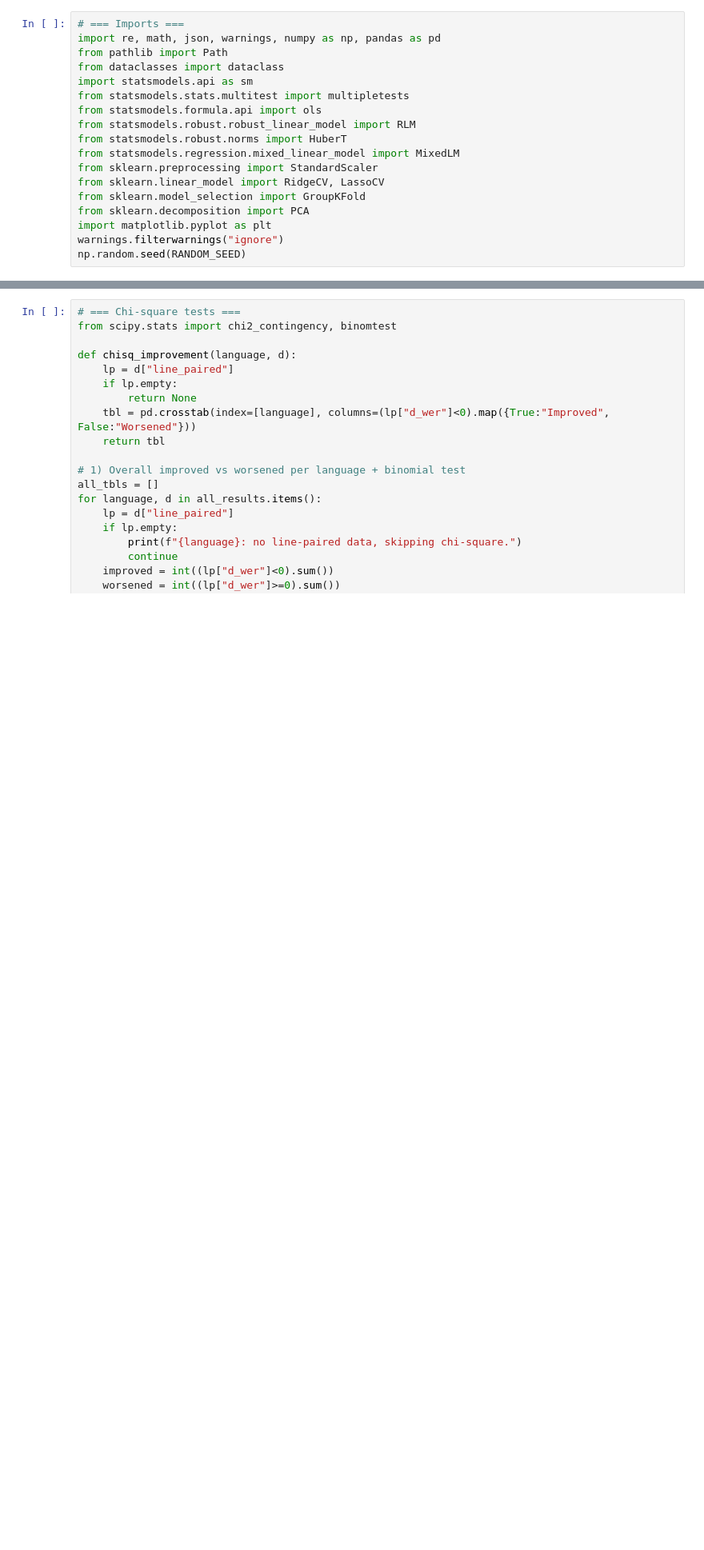
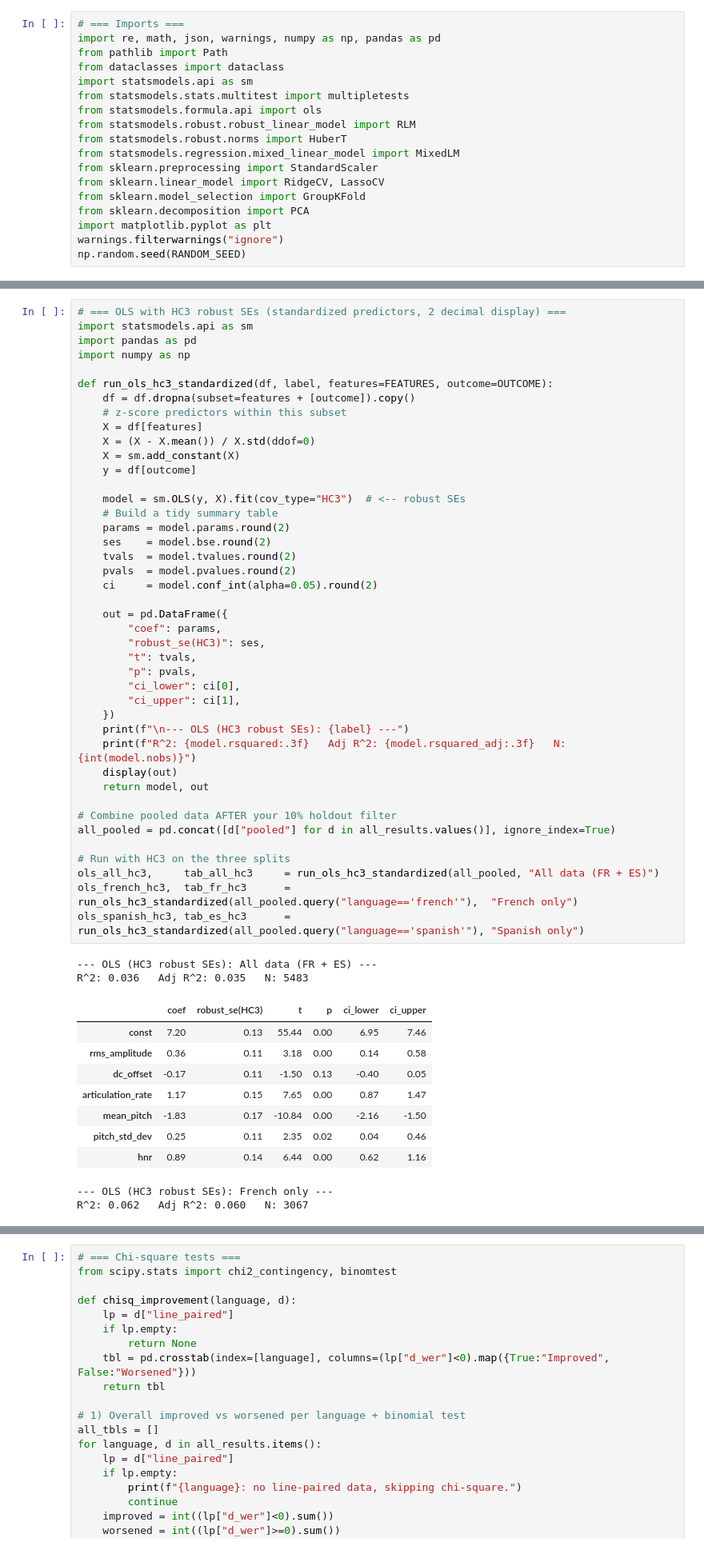
Before and after one commit to dianesarkis1/ASR-Analysis, a Jupyter notebook: inference_analysis.ipynb, the cells around one changed output, grey strips where cells are left out. Shown at 80% size. Cells and saved outputs as stored; diff of their text form; blank space fills up the shorter version.

```diff
--- a/inference_analysis.ipynb
+++ b/inference_analysis.ipynb
@@ -188,0 +432,55 @@ for language, d in all_results.items():
+# %%
+# === OLS with HC3 robust SEs (standardized predictors, 2 decimal display) ===
+import statsmodels.api as sm
+import pandas as pd
+import numpy as np
+
+def run_ols_hc3_standardized(df, label, features=FEATURES, outcome=OUTCOME):
+    df = df.dropna(subset=features + [outcome]).copy()
+    # z-score predictors within this subset
+    X = df[features]
+    X = (X - X.mean()) / X.std(ddof=0)
+    X = sm.add_constant(X)
+    y = df[outcome]
+
+    model = sm.OLS(y, X).fit(cov_type="HC3")  # <-- robust SEs
+    # Build a tidy summary table
+    params = model.params.round(2)
+    ses    = model.bse.round(2)
+    tvals  = model.tvalues.round(2)
+    pvals  = model.pvalues.round(2)
+    ci     = model.conf_int(alpha=0.05).round(2)
+
+    out = pd.DataFrame({
+        "coef": params,
+        "robust_se(HC3)": ses,
+        "t": tvals,
+        "p": pvals,
+        "ci_lower": ci[0],
+        "ci_upper": ci[1],
+    })
+    print(f"\n--- OLS (HC3 robust SEs): {label} ---")
+    print(f"R^2: {model.rsquared:.3f}   Adj R^2: {model.rsquared_adj:.3f}   N: {int(model.nobs)}")
+    display(out)
+    return model, out
+
+# Combine pooled data AFTER your 10% holdout filter
+all_pooled = pd.concat([d["pooled"] for d in all_results.values()], ignore_index=True)
+
+# Run with HC3 on the three splits
+ols_all_hc3,     tab_all_hc3     = run_ols_hc3_standardized(all_pooled, "All data (FR + ES)")
+ols_french_hc3,  tab_fr_hc3      = run_ols_hc3_standardized(all_pooled.query("language=='french'"),  "French only")
+ols_spanish_hc3, tab_es_hc3      = run_ols_hc3_standardized(all_pooled.query("language=='spanish'"), "Spanish only")
+# %% [output]
+--- OLS (HC3 robust SEs): All data (FR + ES) ---
+R^2: 0.036   Adj R^2: 0.035   N: 5483
+|  | coef | robust_se(HC3) | t | p | ci_lower | ci_upper |
+| const | 7.20 | 0.13 | 55.44 | 0.00 | 6.95 | 7.46 |
+| rms_amplitude | 0.36 | 0.11 | 3.18 | 0.00 | 0.14 | 0.58 |
+| dc_offset | -0.17 | 0.11 | -1.50 | 0.13 | -0.40 | 0.05 |
+| articulation_rate | 1.17 | 0.15 | 7.65 | 0.00 | 0.87 | 1.47 |
+| mean_pitch | -1.83 | 0.17 | -10.84 | 0.00 | -2.16 | -1.50 |
+| pitch_std_dev | 0.25 | 0.11 | 2.35 | 0.02 | 0.04 | 0.46 |
+| hnr | 0.89 | 0.14 | 6.44 | 0.00 | 0.62 | 1.16 |
+--- OLS (HC3 robust SEs): French only ---
+R^2: 0.062   Adj R^2: 0.060   N: 3067
```
Also changed, not shown: parts of 24 cells of this notebook.
